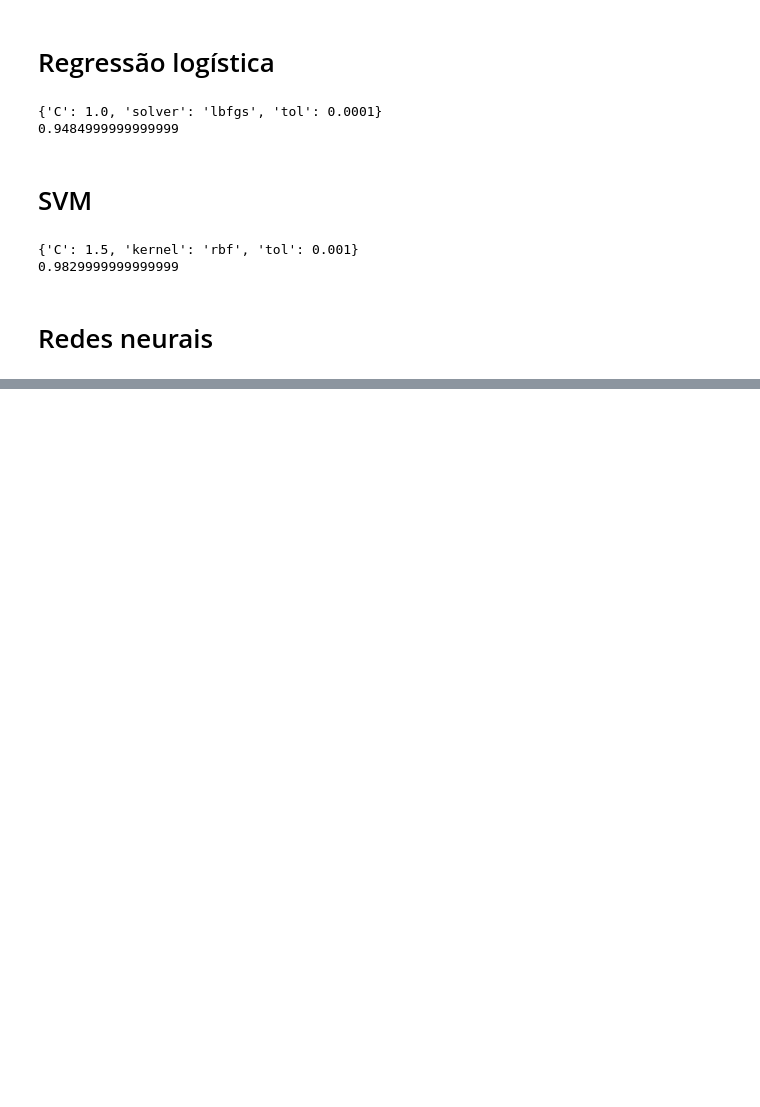
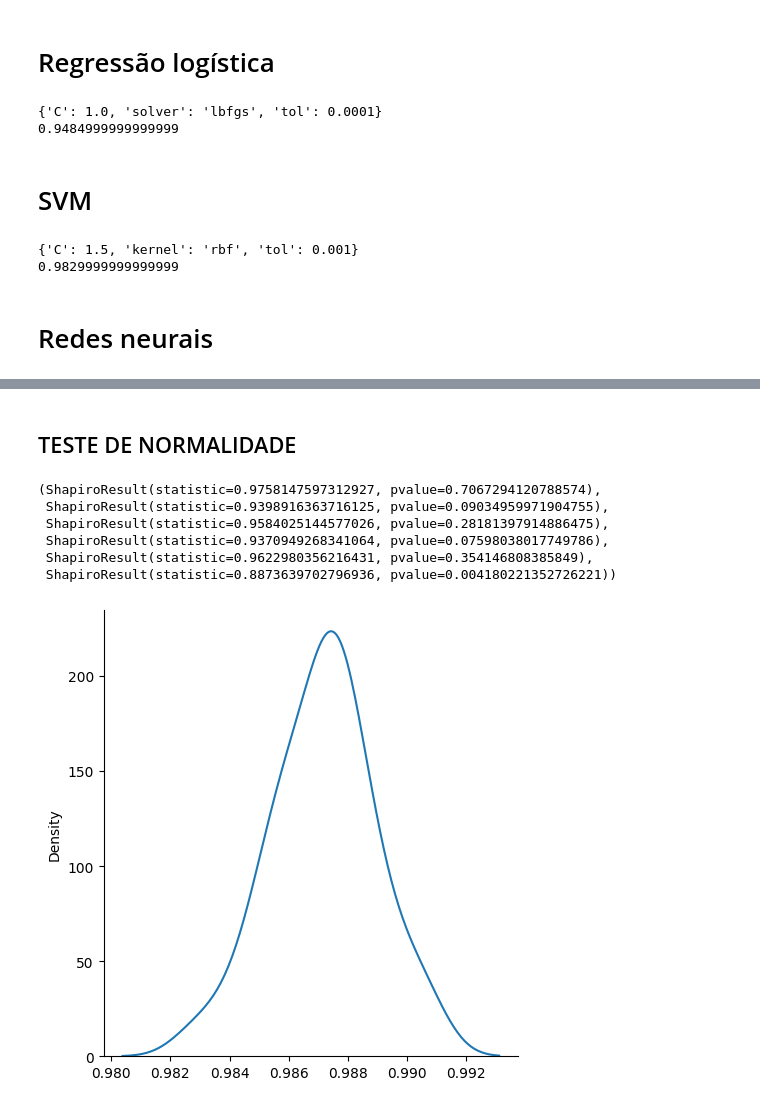
Before and after one commit to f-andrei/Machine-Learning, a Jupyter notebook: finetuning/gridsearch.ipynb, the cells around one changed output, grey strips where cells are left out. Saved outputs shown, nothing was run; the diff lists cells and outputs as text; code cells hidden in the pictures; blank space fills up the shorter version.

```diff
--- a/finetuning/gridsearch.ipynb
+++ b/finetuning/gridsearch.ipynb
@@ -152,0 +160,37 @@ Traceback (most recent call last):
+# %%
+resultados_arvore = []
+resultados_random_forest = []
+resultados_knn = []
+resultados_logistica = []
+resultados_svm = []
+resultados_rede_neural = []
+
+for i in range(30):
+    print(i)
+    kfold = KFold(n_splits=10, shuffle=True, random_state=i)
+
+    arvore = DecisionTreeClassifier(criterion='entropy', min_samples_leaf=1, min_samples_split=5, splitter='best')
+    scores = cross_val_score(arvore, x_credit, y_credit, cv = kfold)
+    #print(scores)
+    #print(scores.mean())
+    resultados_arvore.append(scores.mean())
+
+    random_forest = RandomForestClassifier(criterion='entropy', min_samples_leaf=1, min_samples_split=5, n_estimators=10)
+    scores = cross_val_score(random_forest, x_credit, y_credit, cv=kfold)
+    resultados_random_forest.append(scores.mean())
+
+    knn = KNeighborsClassifier()
+    scores = cross_val_score(knn, x_credit, y_credit, cv=kfold)
+    resultados_knn.append(scores.mean())
+
+    logistica = LogisticRegression(C=1.0, solver='lbfgs', tol=0.0001)
+    scores = cross_val_score(logistica, x_credit, y_credit, cv=kfold)
+    resultados_logistica.append(scores.mean())
+
+    svm = SVC(kernel='rbf', C=2.0)
+    scores = cross_val_score(svm, x_credit, y_credit, cv=kfold)
+    resultados_svm.append(scores.mean())
+
+    rede_neural = MLPClassifier(activation='relu', batch_size=56, solver='adam')
+    scores = cross_val_score(rede_neural, x_credit, y_credit, cv=kfold)
+    resultados_rede_neural.append(scores.mean())
@@ -152,0 +286,16 @@ Traceback (most recent call last):
+# %% [markdown]
+## TESTE DE NORMALIDADE
+# %%
+alpha = 0.05
+shapiro(resultados_arvore), shapiro(resultados_random_forest), shapiro(resultados_knn), shapiro(resultados_logistica), shapiro(resultados_svm), shapiro(resultados_rede_neural)
+# %% [output]
+(ShapiroResult(statistic=0.9758147597312927, pvalue=0.7067294120788574),
+ ShapiroResult(statistic=0.9398916363716125, pvalue=0.09034959971904755),
+ ShapiroResult(statistic=0.9584025144577026, pvalue=0.28181397914886475),
+ ShapiroResult(statistic=0.9370949268341064, pvalue=0.07598038017749786),
+ ShapiroResult(statistic=0.9622980356216431, pvalue=0.354146808385849),
+ ShapiroResult(statistic=0.8873639702796936, pvalue=0.004180221352726221))
+# %%
+sns.displot(resultados_arvore, kind = 'kde');
+# %% [output]
+[figure, added]
```
Also changed, not shown: parts of 38 cells of this notebook, 3 other files.
